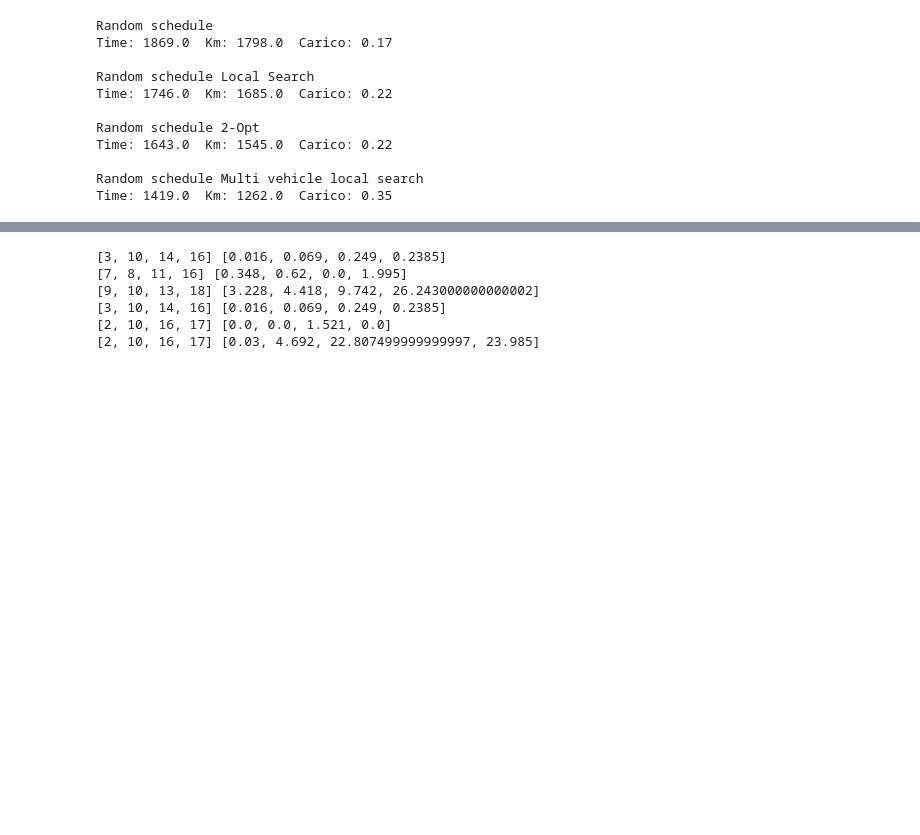
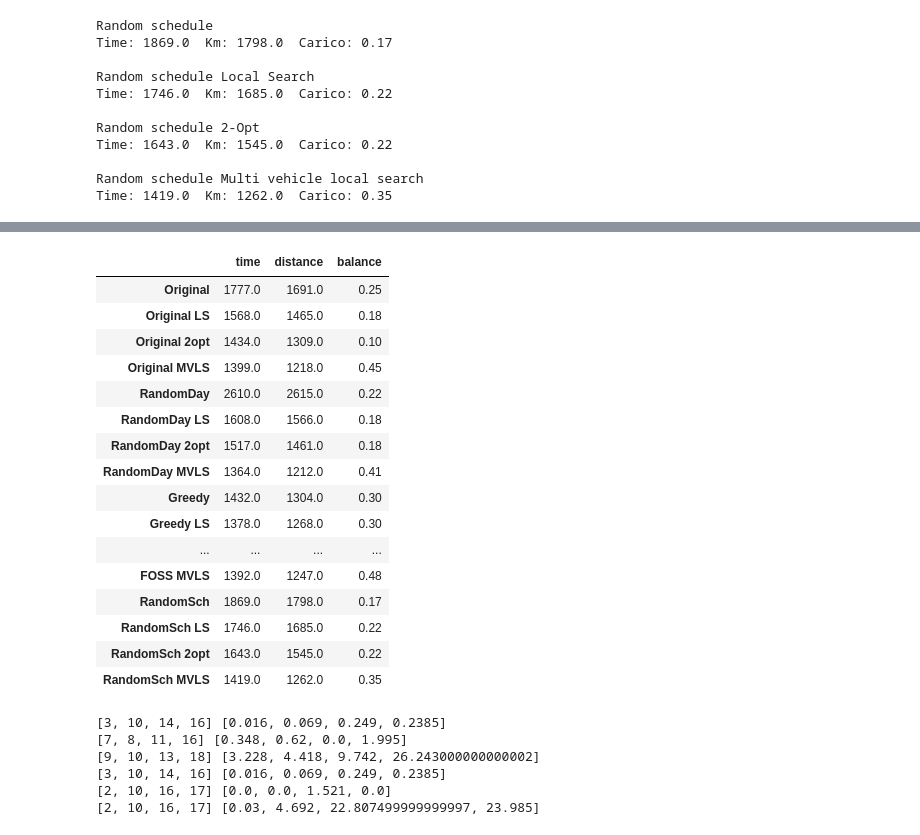
Before and after one commit to MassimoCavagna/Bachelor-Thesis, a Jupyter notebook: Dati/explorative_analysis/Comparison_charts.ipynb, the cells around one changed output, grey strips where cells are left out. Cells and saved outputs as stored; diff of their text form; code cells hidden in the pictures; blank space fills up the shorter version.

Commit message:
complete table and MVLS bug fixed

```diff
--- a/Dati/explorative_analysis/Comparison_charts.ipynb
+++ b/Dati/explorative_analysis/Comparison_charts.ipynb
@@ -559,3 +559,27 @@ plt.show()
+# %%
+resume = pd.DataFrame(index = names, columns = ["time", "distance", "balance"])
+resume["time"] = times
+resume["distance"] = kms
+resume["balance"] = carico
+resume
+# %% [output]
+|  | time | distance | balance |
+| Original | 1777.0 | 1691.0 | 0.25 |
+| Original LS | 1568.0 | 1465.0 | 0.18 |
+| Original 2opt | 1434.0 | 1309.0 | 0.10 |
+| Original MVLS | 1399.0 | 1218.0 | 0.45 |
+| RandomDay | 2610.0 | 2615.0 | 0.22 |
+| RandomDay LS | 1608.0 | 1566.0 | 0.18 |
+| RandomDay 2opt | 1517.0 | 1461.0 | 0.18 |
+| RandomDay MVLS | 1364.0 | 1212.0 | 0.41 |
+| Greedy | 1432.0 | 1304.0 | 0.30 |
+| Greedy LS | 1378.0 | 1268.0 | 0.30 |
+| ... | ... | ... | ... |
+| FOSS MVLS | 1392.0 | 1247.0 | 0.48 |
+| RandomSch | 1869.0 | 1798.0 | 0.17 |
+| RandomSch LS | 1746.0 | 1685.0 | 0.22 |
+| RandomSch 2opt | 1643.0 | 1545.0 | 0.22 |
+| RandomSch MVLS | 1419.0 | 1262.0 | 0.35 |
 # %%
 results = pd.read_csv("../altro/computational_times.csv", delimiter=";", encoding = "ISO-8859-1", index_col=0)
 colors = ["r","b","g","c","m","k"]
```
Also changed, not shown: parts of 3 cells of this notebook, 5 other files.
